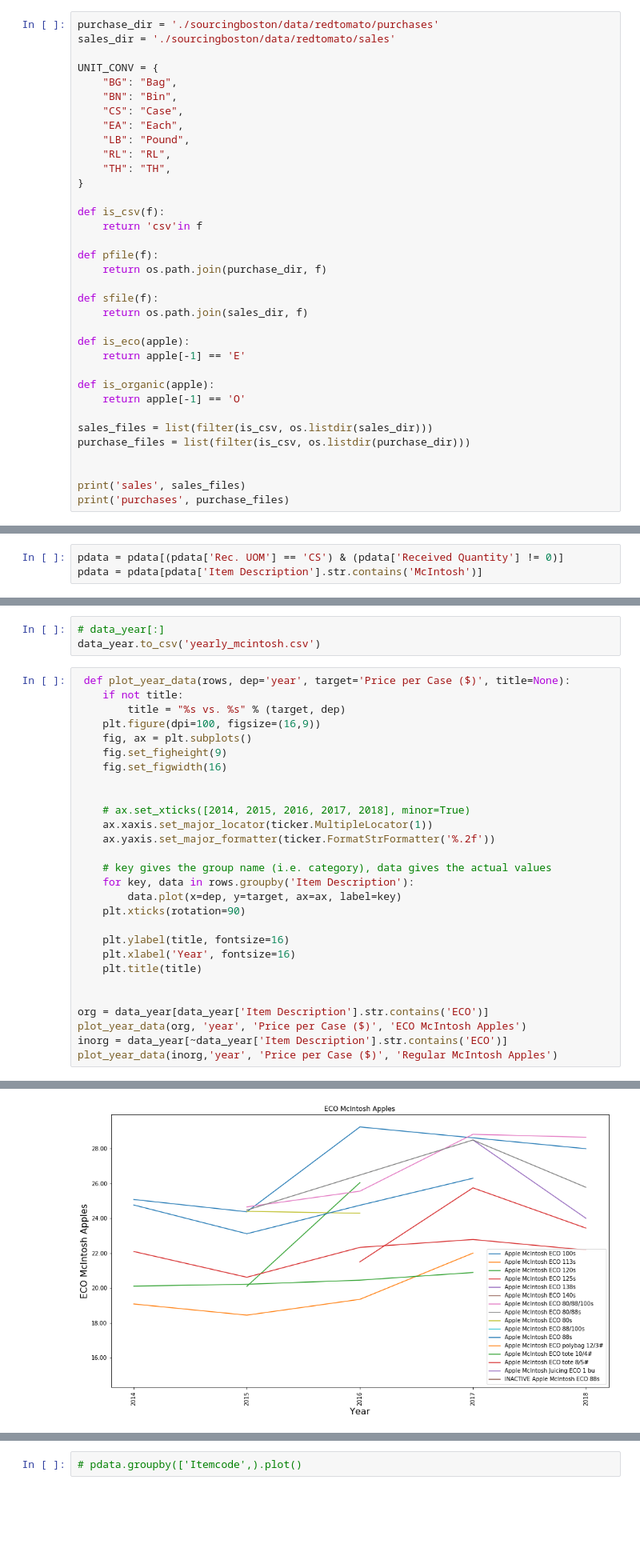
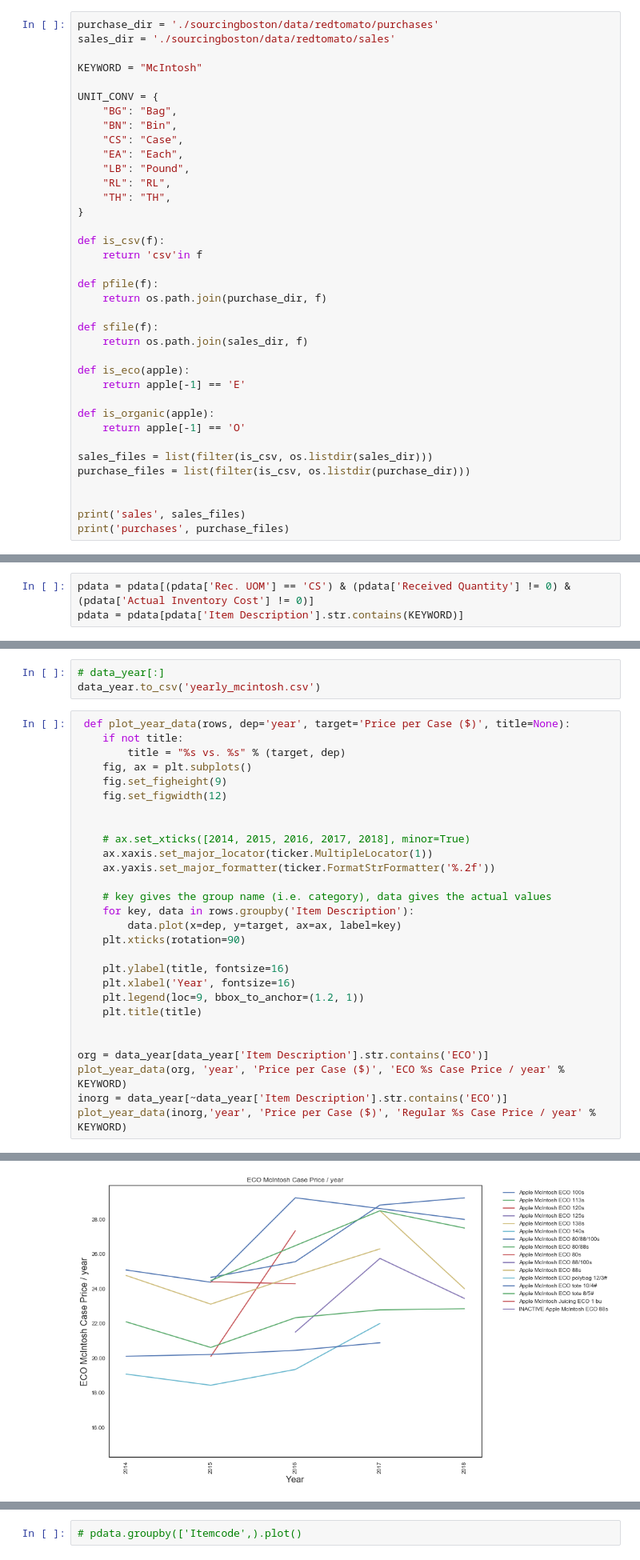
Before and after one commit to cbonoz/bostonfood18, a Jupyter notebook: RedTomato.ipynb, the cells around one changed output, grey strips where cells are left out. Shown at 80% size. Drawn from its saved outputs; the diff is of its cells as text; blank space fills up the shorter version.

Commit message:
trend chart

```diff
--- a/RedTomato.ipynb
+++ b/RedTomato.ipynb
@@ -73,6 +73,8 @@ done
 # %%
 purchase_dir = './sourcingboston/data/redtomato/purchases'
 sales_dir = './sourcingboston/data/redtomato/sales'
+
+KEYWORD = "McIntosh"
 
 UNIT_CONV = {
     "BG": "Bag",
@@ -142,7 +146,7 @@ memory usage: 3.5+ MB
 # %%
 pdata = pdata.applymap(lambda x: x.strip() if type(x)==str else x)
 # %%
-pdata = pdata[(pdata['Rec. UOM'] == 'CS') & (pdata['Received Quantity'] != 0)]
-pdata = pdata[pdata['Item Description'].str.contains('McIntosh')]
+pdata = pdata[(pdata['Rec. UOM'] == 'CS') & (pdata['Received Quantity'] != 0) & (pdata['Actual Inventory Cost'] != 0)]
+pdata = pdata[pdata['Item Description'].str.contains(KEYWORD)]
 # %%
 pdata['Price per Case ($)'] = pdata['Actual Inventory Cost']/pdata['Received Quantity']
@@ -159,10 +181,9 @@ data_year.to_csv('yearly_mcintosh.csv')
  def plot_year_data(rows, dep='year', target='Price per Case ($)', title=None):
     if not title:
         title = "%s vs. %s" % (target, dep)
-    plt.figure(dpi=100, figsize=(16,9))
     fig, ax = plt.subplots()
     fig.set_figheight(9)
-    fig.set_figwidth(16)
+    fig.set_figwidth(12)
 
 
     # ax.set_xticks([2014, 2015, 2016, 2017, 2018], minor=True)
@@ -176,11 +197,12 @@ data_year.to_csv('yearly_mcintosh.csv')
 
     plt.ylabel(title, fontsize=16)
     plt.xlabel('Year', fontsize=16)
+    plt.legend(loc=9, bbox_to_anchor=(1.2, 1))
     plt.title(title)
 
 
 org = data_year[data_year['Item Description'].str.contains('ECO')]
-plot_year_data(org, 'year', 'Price per Case ($)', 'ECO McIntosh Apples')
+plot_year_data(org, 'year', 'Price per Case ($)', 'ECO %s Case Price / year' % KEYWORD)
 inorg = data_year[~data_year['Item Description'].str.contains('ECO')]
-plot_year_data(inorg,'year', 'Price per Case ($)', 'Regular McIntosh Apples')
+plot_year_data(inorg,'year', 'Price per Case ($)', 'Regular %s Case Price / year' % KEYWORD)
 # %% [output]
@@ -188 +209 @@ plot_year_data(inorg,'year', 'Price per Case ($)', 'Regular McIntosh Apples')
-[figure, old version]
+[figure, new version]
```
Also changed, not shown: parts of 22 cells of this notebook, 5 other files.
